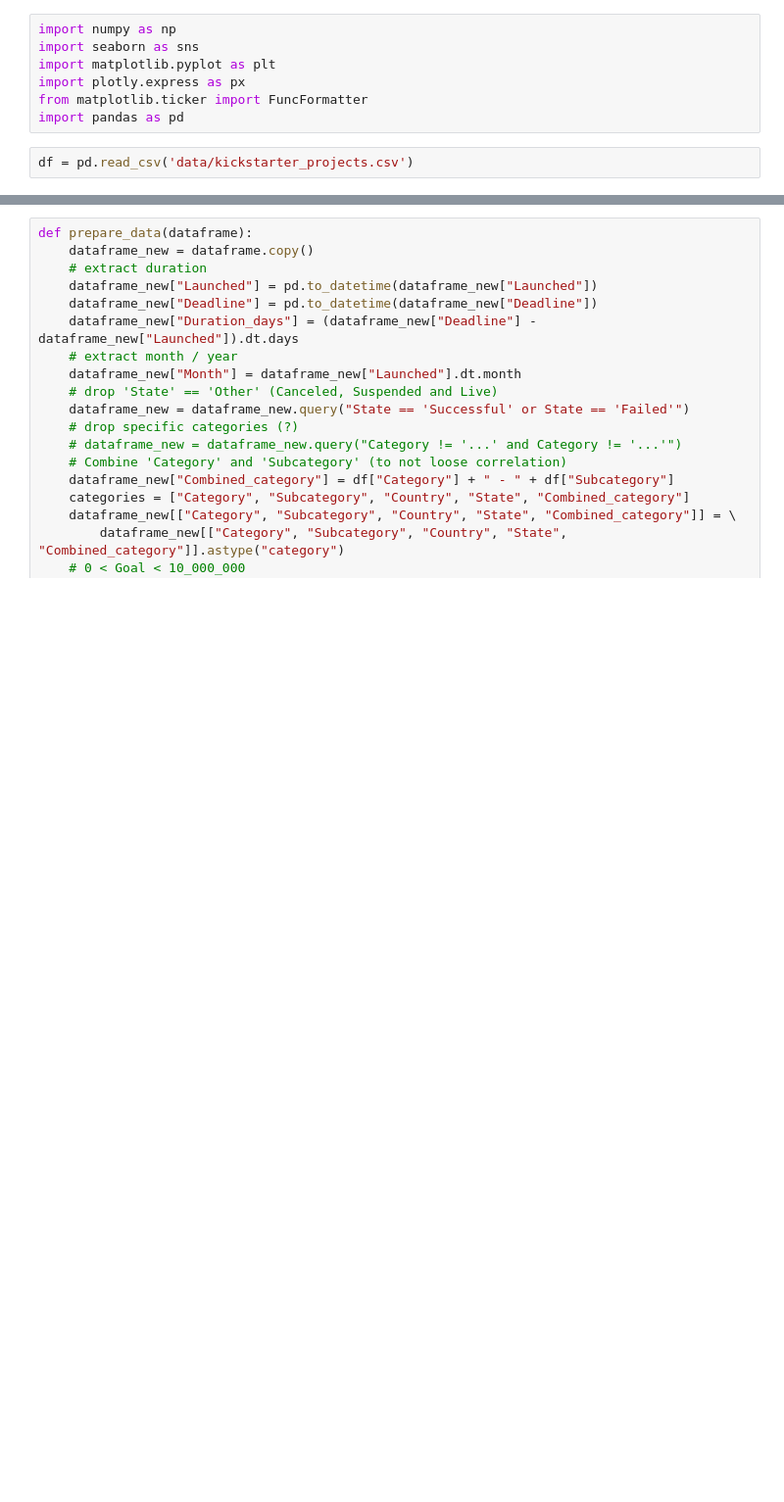
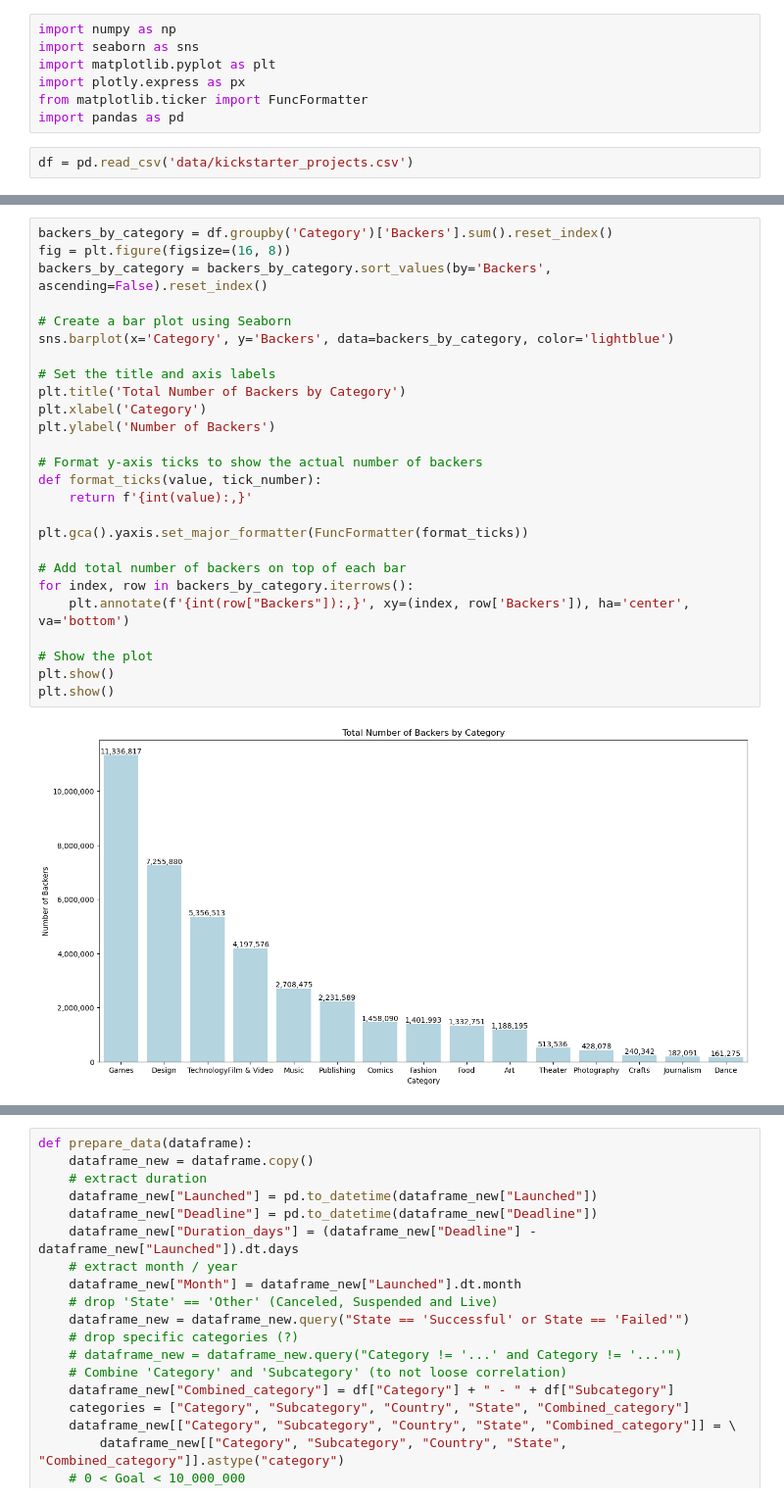
Before and after one commit to KaufmannLukas/ds-kickstarter-project, a Jupyter notebook: EDA.ipynb, the cells around one changed output, grey strips where cells are left out. Shown at 98% size. Cells and saved outputs as stored; diff of their text form; blank space fills up the shorter version.

```diff
--- a/EDA.ipynb
+++ b/EDA.ipynb
@@ -9,0 +188,28 @@ df = pd.read_csv('data/kickstarter_projects.csv')
+# %%
+backers_by_category = df.groupby('Category')['Backers'].sum().reset_index()
+fig = plt.figure(figsize=(16, 8))
+backers_by_category = backers_by_category.sort_values(by='Backers', ascending=False).reset_index()
+
+# Create a bar plot using Seaborn
+sns.barplot(x='Category', y='Backers', data=backers_by_category, color='lightblue')
+
+# Set the title and axis labels
+plt.title('Total Number of Backers by Category')
+plt.xlabel('Category')
+plt.ylabel('Number of Backers')
+
+# Format y-axis ticks to show the actual number of backers
+def format_ticks(value, tick_number):
+    return f'{int(value):,}'
+
+plt.gca().yaxis.set_major_formatter(FuncFormatter(format_ticks))
+
+# Add total number of backers on top of each bar
+for index, row in backers_by_category.iterrows():
+    plt.annotate(f'{int(row["Backers"]):,}', xy=(index, row['Backers']), ha='center', va='bottom')
+
+# Show the plot
+plt.show()
+plt.show()
+# %% [output]
+[figure, added]
```
Also changed, not shown: parts of 34 cells of this notebook, 1 other file.
